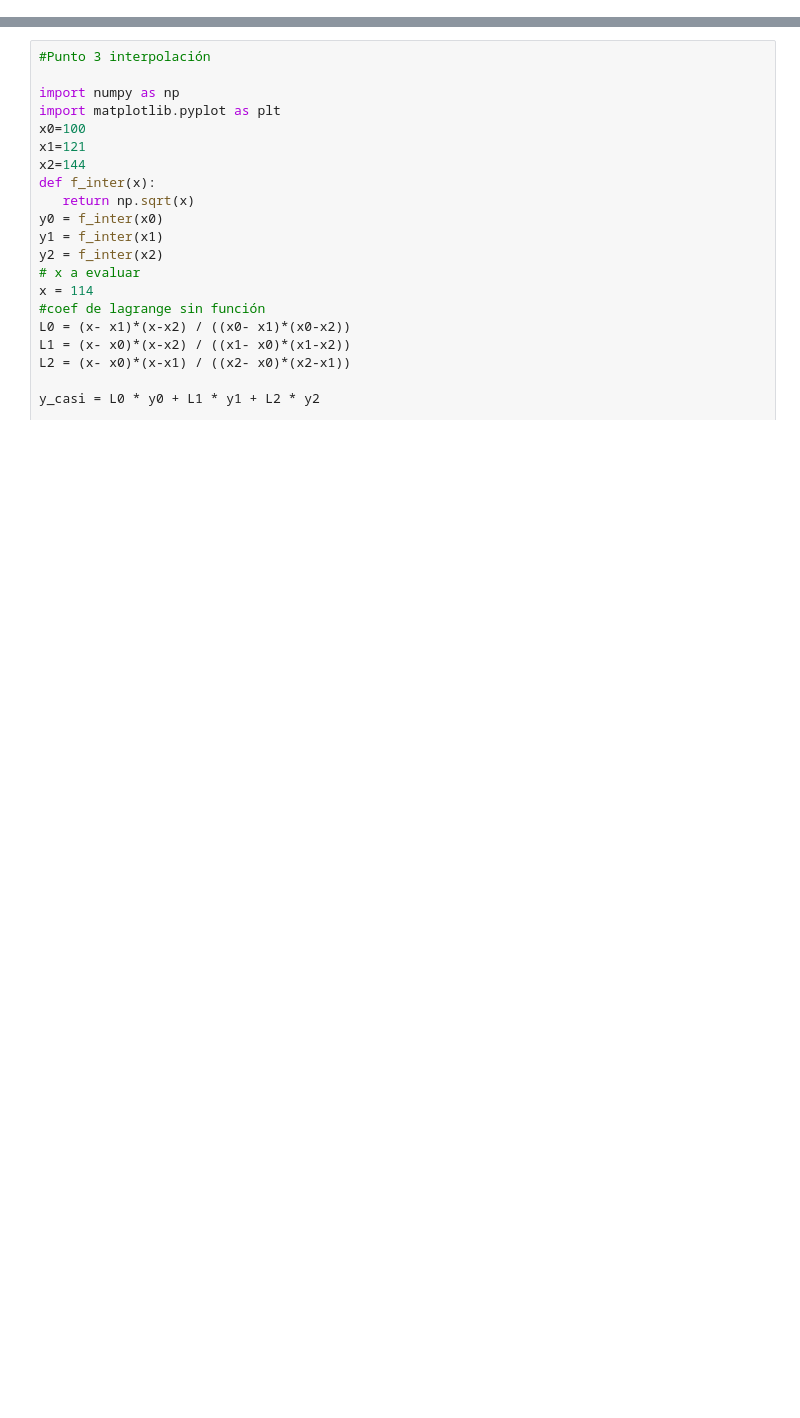
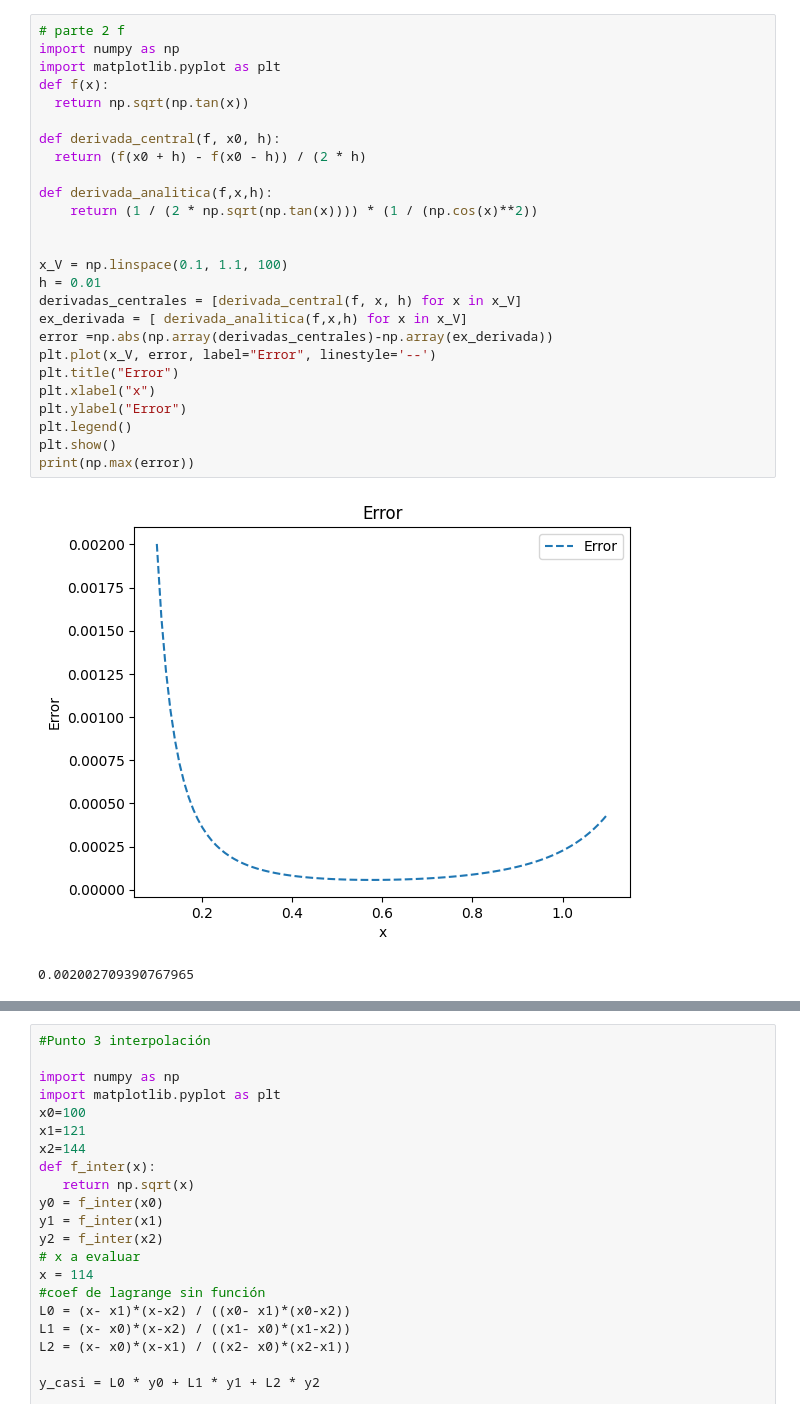
Before and after one commit to JuanGutierrezP/Juan-Diego-Guti-rrez-P., a Jupyter notebook: tarea_interpolacion.ipynb, the cells around one changed output, grey strips where cells are left out. Drawn from its saved outputs; the diff is of its cells as text; blank space fills up the shorter version.

```diff
--- a/tarea_interpolacion.ipynb
+++ b/tarea_interpolacion.ipynb
@@ -4,0 +99,29 @@
+# %%
+# parte 2 f
+import numpy as np
+import matplotlib.pyplot as plt
+def f(x):
+  return np.sqrt(np.tan(x))
+
+def derivada_central(f, x0, h):
+  return (f(x0 + h) - f(x0 - h)) / (2 * h)
+
+def derivada_analitica(f,x,h):
+    return (1 / (2 * np.sqrt(np.tan(x)))) * (1 / (np.cos(x)**2))
+
+
+x_V = np.linspace(0.1, 1.1, 100)
+h = 0.01
+derivadas_centrales = [derivada_central(f, x, h) for x in x_V]
+ex_derivada = [ derivada_analitica(f,x,h) for x in x_V]
+error =np.abs(np.array(derivadas_centrales)-np.array(ex_derivada))
+plt.plot(x_V, error, label="Error", linestyle='--')
+plt.title("Error")
+plt.xlabel("x")
+plt.ylabel("Error")
+plt.legend()
+plt.show()
+print(np.max(error))
+# %% [output]
+[figure, added]
+0.002002709390767965
```
Also changed, not shown: parts of 5 cells of this notebook.
